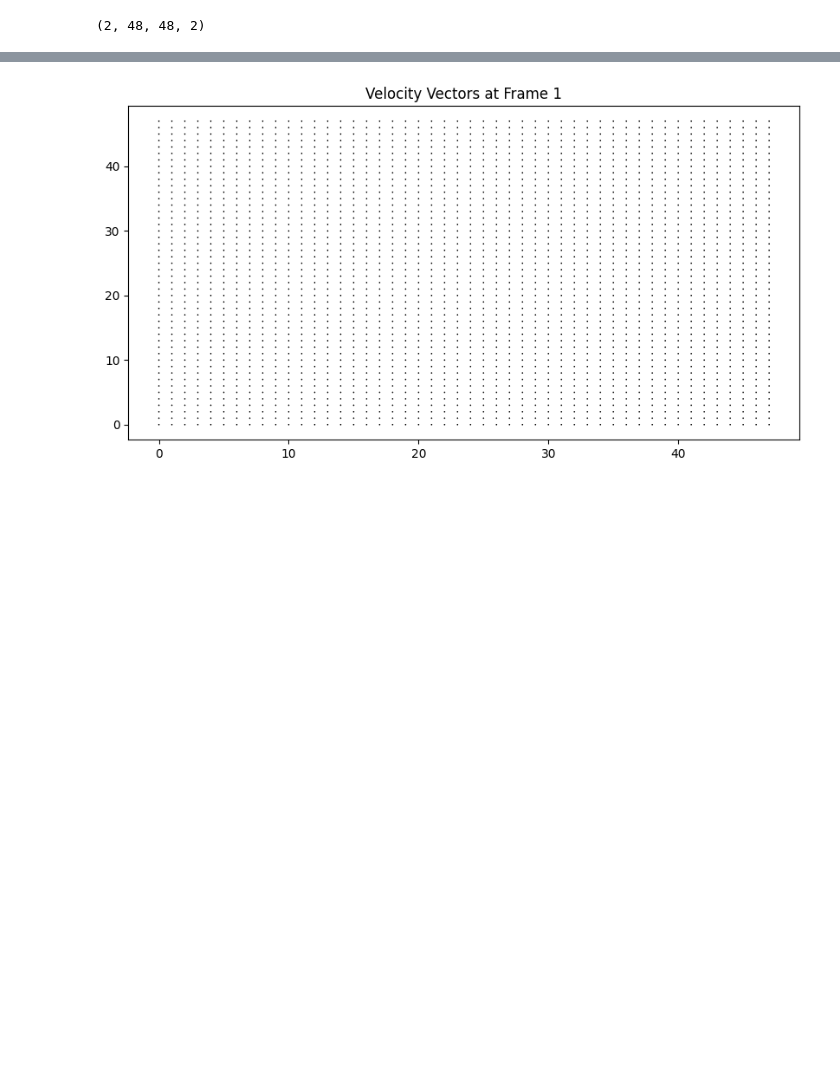
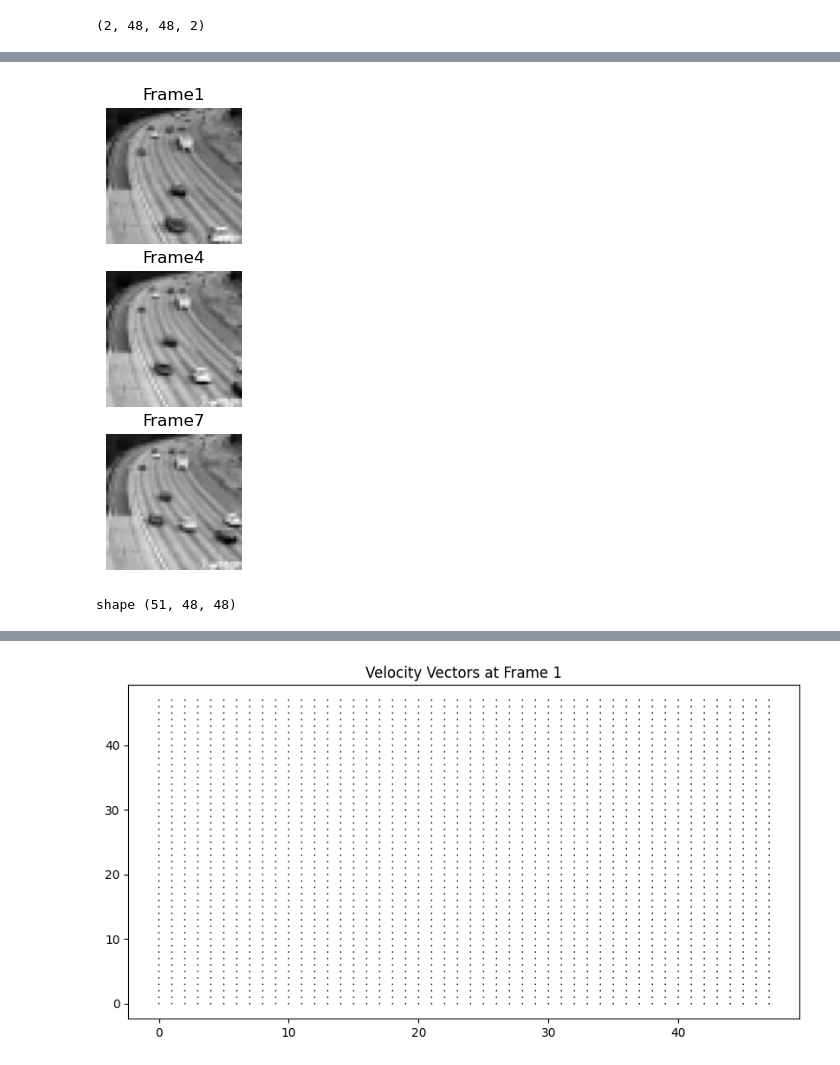
Before and after one commit to Norman-lib/LLBMOF-project, a Jupyter notebook: LBM python/First implementation of Latice Boltzman method.ipynb, the cells around one changed output, grey strips where cells are left out. Cells and saved outputs as stored; diff of their text form; code cells hidden in the pictures; blank space fills up the shorter version.

```diff
--- a/LBM python/First implementation of Latice Boltzman method.ipynb
+++ b/LBM python/First implementation of Latice Boltzman method.ipynb
@@ -145,0 +150,27 @@ print(velocity_field)
+# %%
+IMDIR="./demo.mp4"
+video=cv2.VideoCapture(IMDIR)
+if not video.isOpened():
+    print("Error")
+    exit()
+frames=[]
+while True:
+    ret, frame = video.read()
+    if not ret:
+        break
+    gray_frame = cv2.cvtColor(frame, cv2.COLOR_BGR2GRAY)
+    frames.append(gray_frame)
+video.release()
+video_image2=np.array(frames)
+plt.figure(figsize=(10,6))
+for i in range(1,10,3):
+    plt.subplot(3,3,i)
+    plt.imshow(cv2.cvtColor(video_image2[i],cv2.COLOR_BGR2RGB))
+    plt.axis('off')
+    plt.title(f'Frame{i}')
+plt.show()
+
+print("shape",video_image2.shape)
+# %% [output]
+[figure, added]
+shape (51, 48, 48)
```
Also changed, not shown: parts of 7 cells of this notebook, 1 other file.
